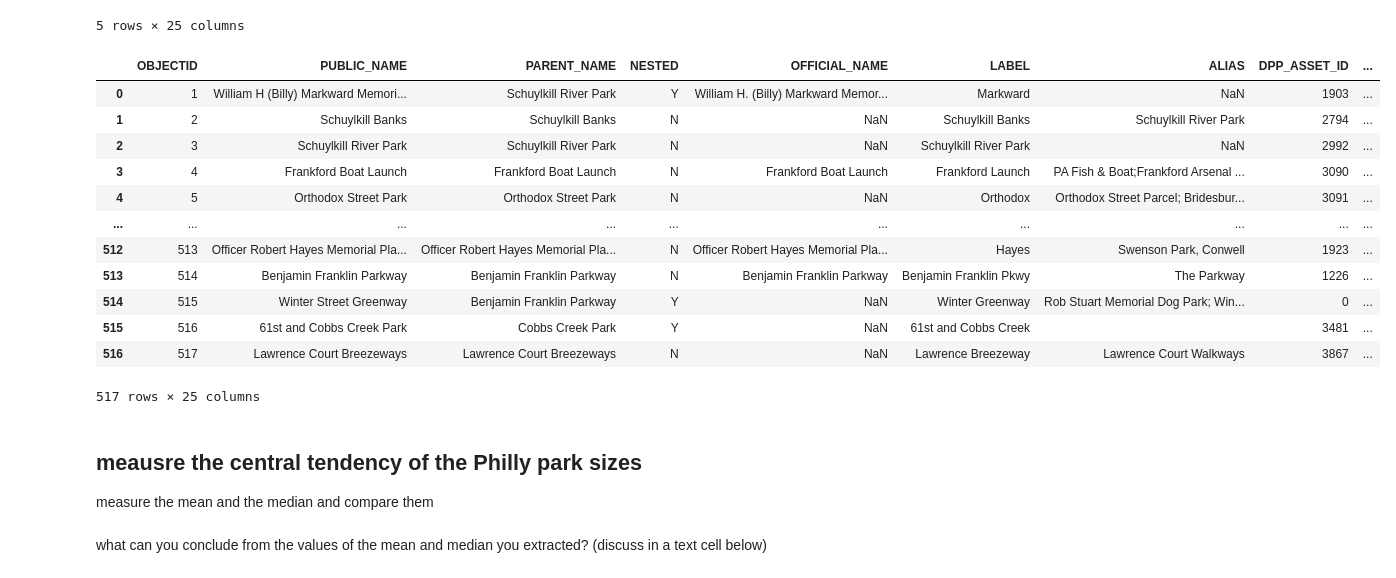
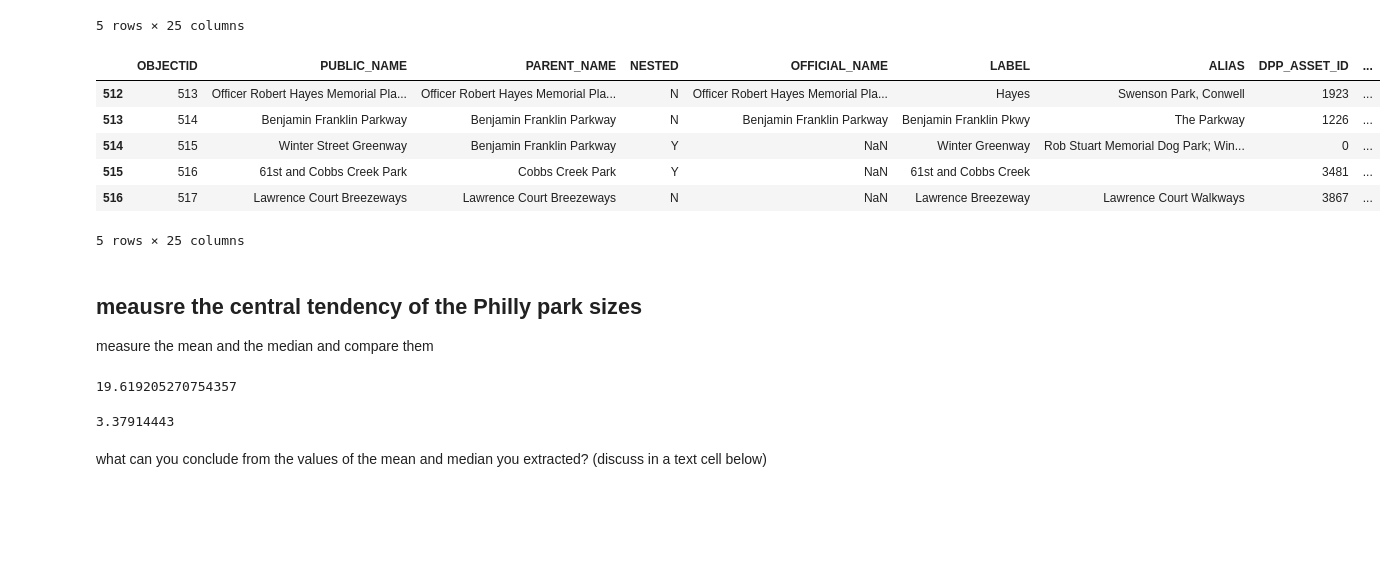
Before and after one commit to ReidelVichot/PUA2022_RVichot, a Jupyter notebook: HW3/PhillyParks_instructions.ipynb, the cells around one changed output. Cells and saved outputs as stored; diff of their text form; code cells hidden in the pictures; blank space fills up the shorter version.

```diff
--- a/HW3/PhillyParks_instructions.ipynb
+++ b/HW3/PhillyParks_instructions.ipynb
@@ -26,2 +24,4 @@ pparks = pd.read_csv(...
+# %%
+pparks = pd.read_csv("http://data-phl.opendata.arcgis.com/datasets/d52445160ab14380a673e5849203eb64_0.csv")
 # %%
 # get the info and the statistical description of the dataframe
@@ -54,21 +85,15 @@ Index(['OBJECTID', 'PUBLIC_NAME', 'PARENT_NAME', 'NESTED', 'OFFICIAL_NAME',
 5 rows × 25 columns
 # %%
 # show the end of the dataframe (the last 5 rows)
-pparks
+pparks.tail(5)
 # %% [output]
 |  | OBJECTID | PUBLIC_NAME | PARENT_NAME | NESTED | OFFICIAL_NAME | LABEL | ALIAS | DPP_ASSET_ID | ... |
-| 0 | 1 | William H (Billy) Markward Memori... | Schuylkill River Park | Y | William H. (Billy) Markward Memor... | Markward | NaN | 1903 | ... |
-| 1 | 2 | Schuylkill Banks | Schuylkill Banks | N | NaN | Schuylkill Banks | Schuylkill River Park | 2794 | ... |
-| 2 | 3 | Schuylkill River Park | Schuylkill River Park | N | NaN | Schuylkill River Park | NaN | 2992 | ... |
-| 3 | 4 | Frankford Boat Launch | Frankford Boat Launch | N | Frankford Boat Launch | Frankford Launch | PA Fish & Boat;Frankford Arsenal ... | 3090 | ... |
-| 4 | 5 | Orthodox Street Park | Orthodox Street Park | N | NaN | Orthodox | Orthodox Street Parcel; Bridesbur... | 3091 | ... |
-| ... | ... | ... | ... | ... | ... | ... | ... | ... | ... |
 | 512 | 513 | Officer Robert Hayes Memorial Pla... | Officer Robert Hayes Memorial Pla... | N | Officer Robert Hayes Memorial Pla... | Hayes | Swenson Park, Conwell | 1923 | ... |
 | 513 | 514 | Benjamin Franklin Parkway | Benjamin Franklin Parkway | N | Benjamin Franklin Parkway | Benjamin Franklin Pkwy | The Parkway | 1226 | ... |
 | 514 | 515 | Winter Street Greenway | Benjamin Franklin Parkway | Y | NaN | Winter Greenway | Rob Stuart Memorial Dog Park; Win... | 0 | ... |
 | 515 | 516 | 61st and Cobbs Creek Park | Cobbs Creek Park | Y | NaN | 61st and Cobbs Creek |  | 3481 | ... |
 | 516 | 517 | Lawrence Court Breezeways | Lawrence Court Breezeways | N | NaN | Lawrence Breezeway | Lawrence Court Walkways | 3867 | ... |
-517 rows × 25 columns
+5 rows × 25 columns
 # %% [markdown]
 ## meausre the central tendency of the Philly park sizes
 measure the mean and the median and compare them
@@ -77,7 +100,17 @@ meanps = ...
+# %%
+meanps = pparks["ACREAGE"].mean()
+print(meanps)
+# %% [output]
+19.619205270754357
 # %%
 # show the median size of the dataframe
 # are they the same?
-medianps = ...
+medianps = pparks["ACREAGE"].median()
+print (medianps)
+
+#No they are not the same.
+# %% [output]
+3.37914443
 # %% [markdown]
 what can you conclude from
  the values of the mean and median you extracted? (discuss in a text cell below)
```
Also changed, not shown: parts of 22 cells of this notebook.
